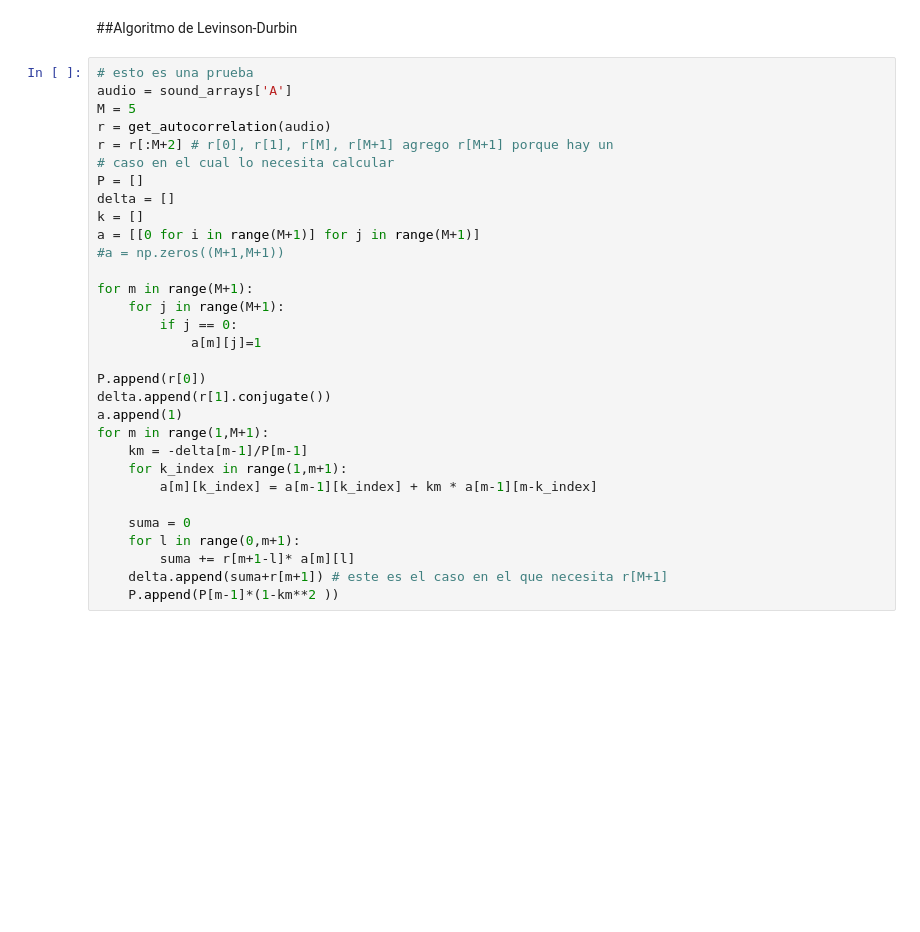
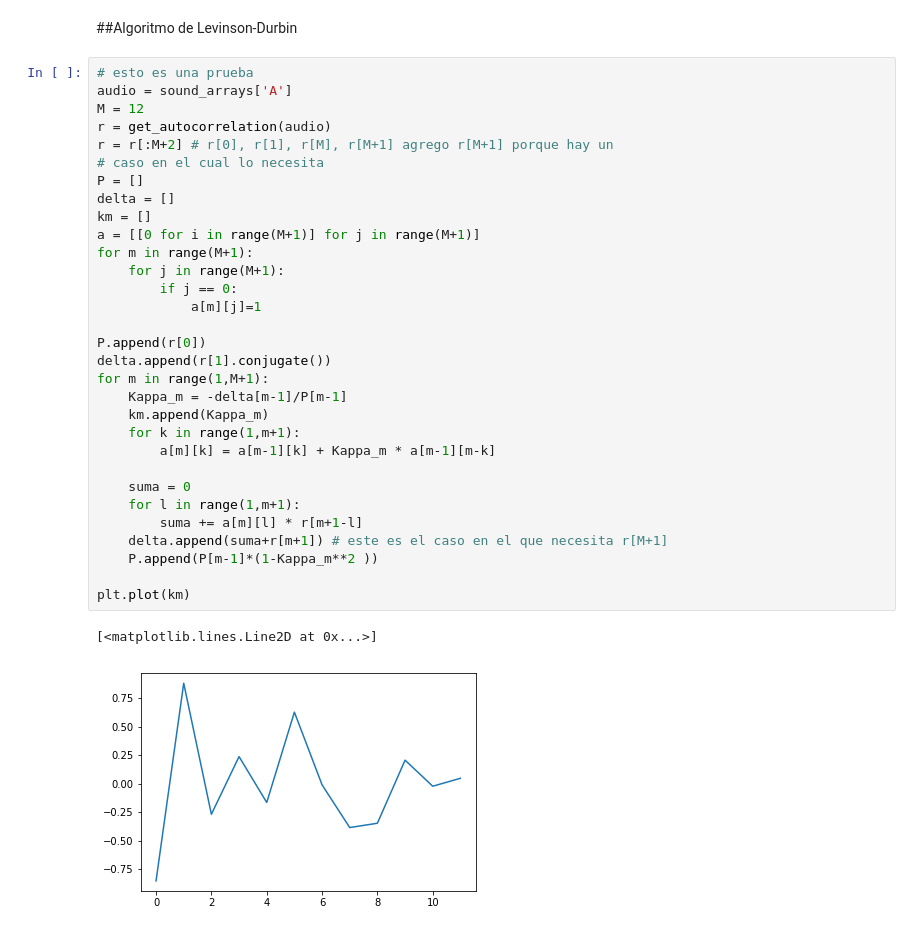
Before and after one commit to jmestanza/Control, a Jupyter notebook: VoiceLinearFilter.ipynb, the cells around one changed output. Saved outputs shown, nothing was run; the diff lists cells and outputs as text; blank space fills up the shorter version.

```diff
--- a/VoiceLinearFilter.ipynb
+++ b/VoiceLinearFilter.ipynb
@@ -134,31 +148,34 @@ J (con M=  100 )= 3.5893644564081857e-07   Error al cuadrado: 3.789078123552962e
 # %%
 # esto es una prueba
 audio = sound_arrays['A']
-M = 5
+M = 12
 r = get_autocorrelation(audio)
 r = r[:M+2] # r[0], r[1], r[M], r[M+1] agrego r[M+1] porque hay un
-# caso en el cual lo necesita calcular
+# caso en el cual lo necesita
 P = []
 delta = []
-k = []
+km = []
 a = [[0 for i in range(M+1)] for j in range(M+1)]
-#a = np.zeros((M+1,M+1))
-
 for m in range(M+1):
     for j in range(M+1):
         if j == 0:
             a[m][j]=1
 
 P.append(r[0])
 delta.append(r[1].conjugate())
-a.append(1)
 for m in range(1,M+1):
-    km = -delta[m-1]/P[m-1]
-    for k_index in range(1,m+1):
-        a[m][k_index] = a[m-1][k_index] + km * a[m-1][m-k_index]
+    Kappa_m = -delta[m-1]/P[m-1]
+    km.append(Kappa_m)
+    for k in range(1,m+1):
+        a[m][k] = a[m-1][k] + Kappa_m * a[m-1][m-k]
 
     suma = 0
-    for l in range(0,m+1):
-        suma += r[m+1-l]* a[m][l]
+    for l in range(1,m+1):
+        suma += a[m][l] * r[m+1-l]
     delta.append(suma+r[m+1]) # este es el caso en el que necesita r[M+1]
-    P.append(P[m-1]*(1-km**2 ))
+    P.append(P[m-1]*(1-Kappa_m**2 ))
+
+plt.plot(km)
+# %% [output]
+[<matplotlib.lines.Line2D at 0x...>]
+[figure, added]
```
Also changed, not shown: parts of 4 cells of this notebook.
